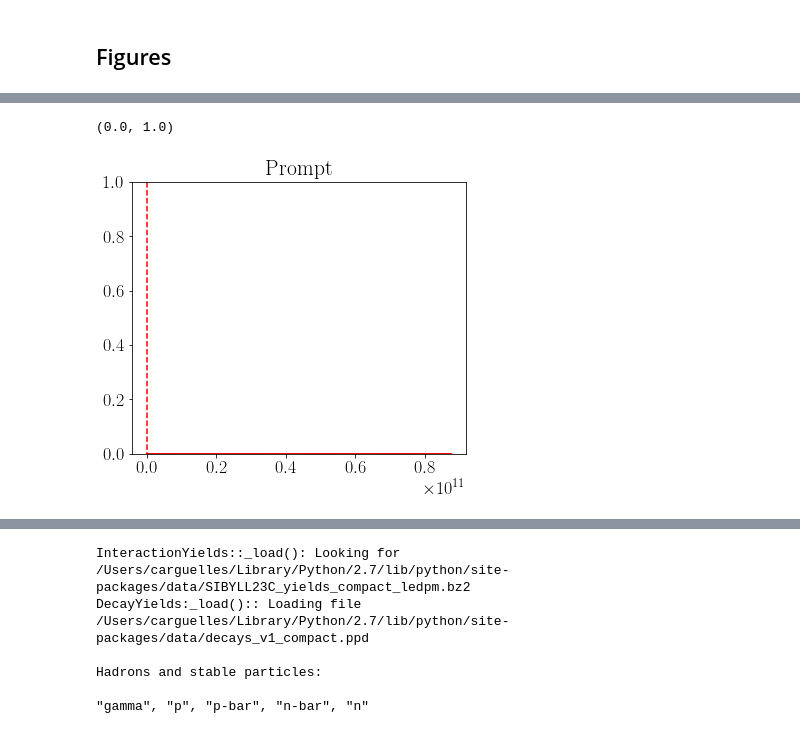
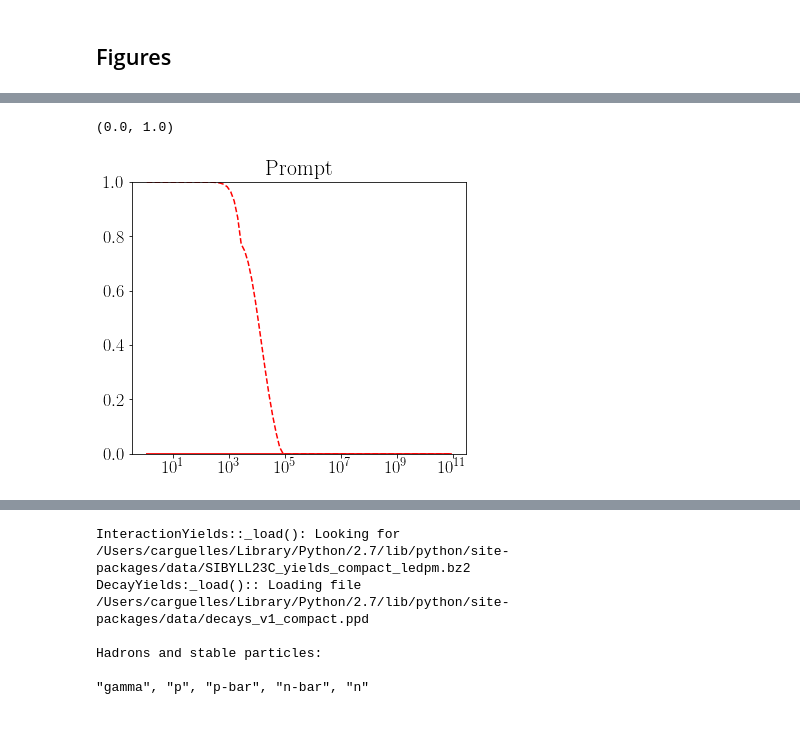
Before and after one commit to tianluyuan/nuVeto, a Jupyter notebook: a.ipynb, the cells around one changed output, grey strips where cells are left out. Drawn from its saved outputs; the diff is of its cells as text; code cells hidden in the pictures.

```diff
--- a/a.ipynb
+++ b/a.ipynb
@@ -17,5 +18,8 @@ cols = ['#29A2C6','#FF6D31','#FFCB18','#73B66B','#EF597B', '#333333']
 font = {'family' : 'serif',
         'weight' : 'bold',
         'size'   : 18}
+# %%
+geometry=utils.Geometry(195000)
+utils.overburden=geometry.overburden
 # %%
 units=cs.Units()
@@ -436,3 +421,12 @@ array([  0.00000000e+00,   0.00000000e+00,   0.00000000e+00,
-# %%
-caca.ParticleProperties.mass_dict["D"] = 1.86962*units.GeV # GeV
-caca.ParticleProperties.lifetime_dict["D"] = 1.040e-12*units.sec # seconds to usual units
+# %%
+fig = plt.figure(figsize=(6,5))
+
+costh = 0.6
+
+plt.plot(caca.mceq_run.e_grid,pfp[0], label = r"$\cos\theta="+str(costh)+"$", color = "red")
+plt.plot(caca.mceq_run.e_grid,
+         [selfveto.correlated_passing_rate(enu,selfveto.minimum_muon_energy(selfveto.overburden(costh)),costh)
+          for enu in e_grid], ls = "dashed", color = "red")
+plt.semilogx()
+plt.title("Prompt")
+plt.ylim(0.,1.)
@@ -460,10 +875,13 @@ selfveto.correlated_passing_rate?
 fig = plt.figure(figsize=(6,5))
 
 costh = 0.6
-plt.plot(caca.mceq_run.e_grid,GetPassingFractionPrompt(costh), label = r"$\cos\theta="+str(costh)+"$", color = "red")
+
+pfp = GetPassingFractionPrompt(costh)
+plt.plot(caca.mceq_run.e_grid,pfp, label = r"$\cos\theta="+str(costh)+"$", color = "red")
 plt.plot(caca.mceq_run.e_grid,
          [selfveto.correlated_passing_rate(enu,selfveto.minimum_muon_energy(selfveto.overburden(costh)),costh)
           for enu in e_grid], ls = "dashed", color = "red")
+plt.semilogx()
 plt.title("Prompt")
 plt.ylim(0.,1.)
 # %% [output]
@@ -490,3 +908,3 @@ MCEqRun::_forward_euler(): time elapsed during integration: 0.786412000656 sec
 Calculating rescaled prompt yield
 (0.0, 1.0)
-[figure, old version]
+[figure, new version]
```
Also changed, not shown: parts of 35 cells of this notebook, 1 other file.
